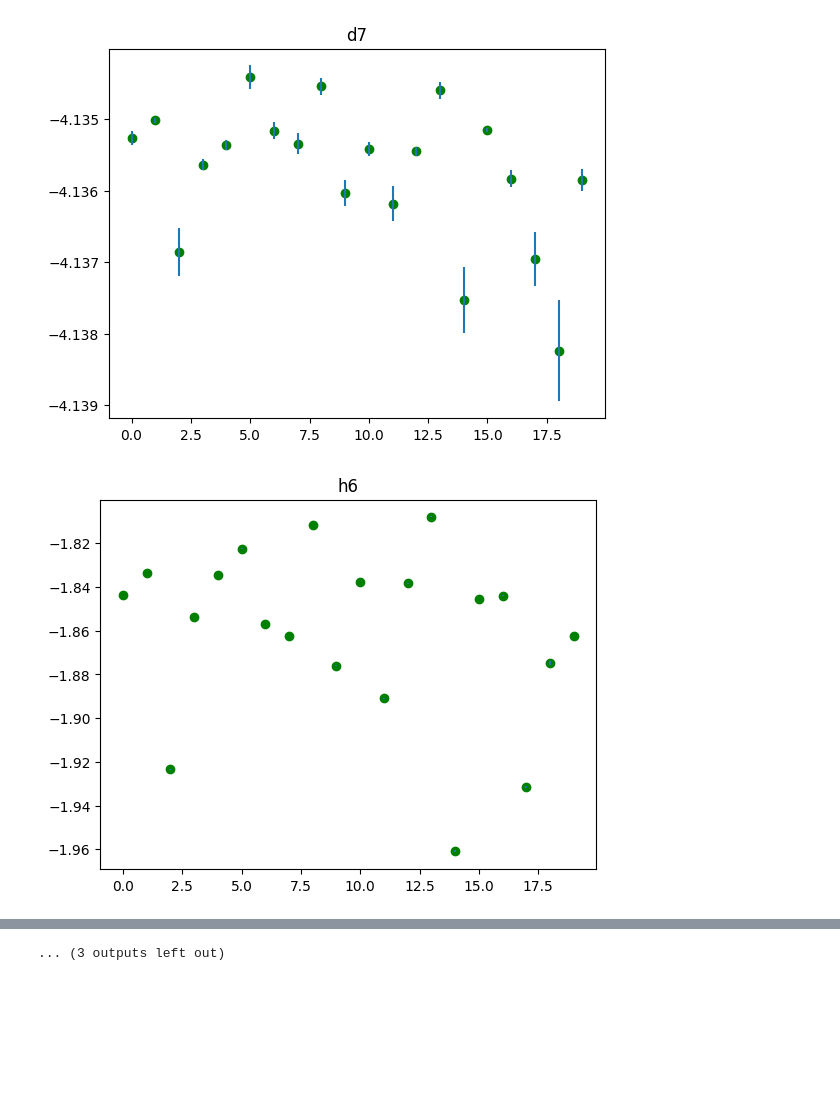
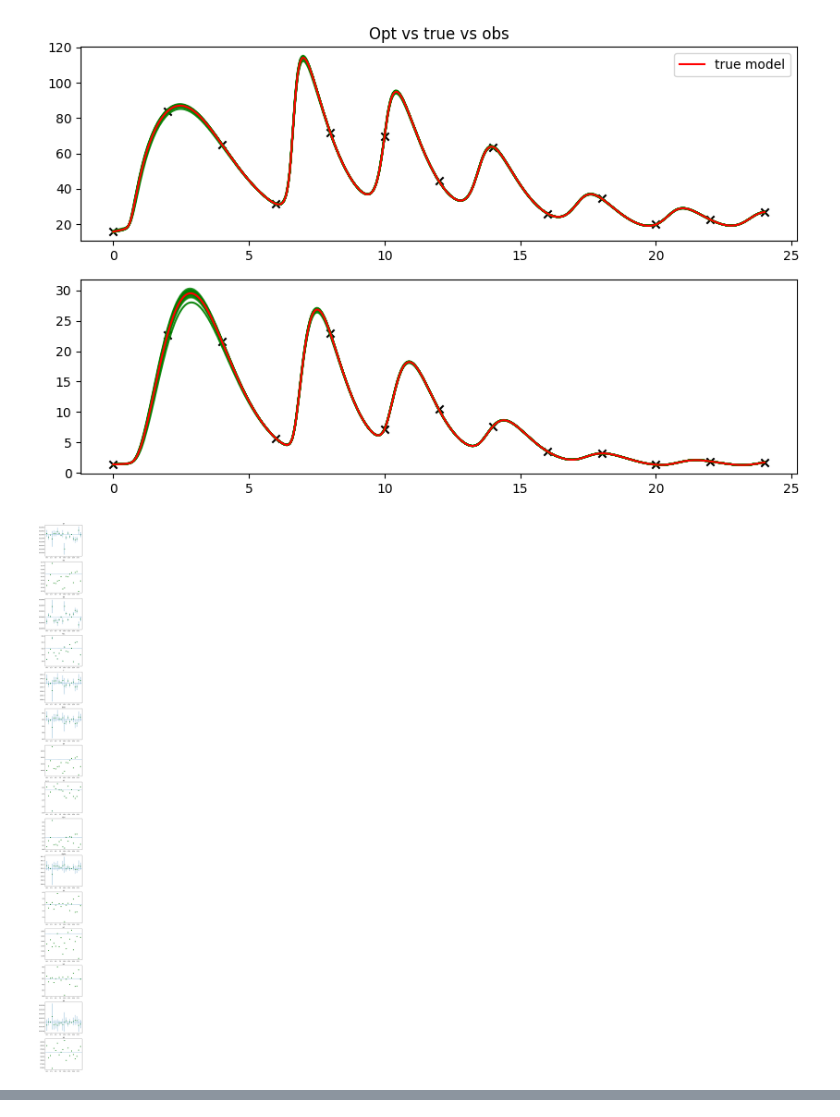
Before and after one commit to aayres22/ITIS_Analysis, a Jupyter notebook: Post_opt_ci.ipynb, the cells around one changed output, grey strips where cells are left out. Cells and saved outputs as stored; diff of their text form; code cells hidden in the pictures; blank space fills up the shorter version.

```diff
--- a/Post_opt_ci.ipynb
+++ b/Post_opt_ci.ipynb
@@ -10,7 +10,7 @@ IC = [ 2.0,          0.,          0.14759607,  0.,         13.75484703,  3.13344
 D = '1'         # '1' for ACTH + Cort,
                 # '2' for ACTH + Cort + TNF-a
                 # '3' for ACTH + Cort + TNF-a + IL10
-dpoints = '1'   # '1' for 25, '2' for 13
+dpoints = '2'   # '1' for 25, '2' for 13
 
 if D == '1':
     output_ids = [6,7]
@@ -28,7 +28,11 @@ t_data = results['t_data']
 y_data = results['y_data']
 param_opt = results['param_opt']
 opt_cost = results['opt_cost']
-
+dt = .05
+tfinal = np.arange(0,24+dt,dt)
+opt_solutions = results['opt_solutions']
+#var = results['var']
+true_sol = results['true_sol']
 ##SENSITIVITY ANALYSIS
 h = 1e-6  #amount to perturb parameters
 n_param = len(param_log)
@@ -102,37 +106,56 @@ Diagonals of C: [0.40056127 0.47961845 0.18585825 0.24353508 0.04412121 0.978087
+# %%
+
+plt.figure(figsize = (10,3*len(output_ids),))
+for i in range(len(output_ids)):
+    a = 1.0
+    if i == 1:
+        plt.title('Opt vs true vs obs')
+        plt.legend()
+    plt.subplot(len(output_ids),1,i+1)
+    plt.scatter(t_data,y_data[:,i],marker='x',color='k')
+    for j in range(20):
+        plt.plot(tfinal,opt_solutions[j,:,i].T, color = 'g', alpha = a)
+        a -= .03
+    plt.plot(tfinal,true_sol[:,output_ids[i]],color='r',label='true model')
+plt.savefig("FIGS\\Multistart_modelsols_nonoise" + D + dpoints + ".png")
+plt.show()
+# %% [output]
+[figure, added]
 # %%
 ##  ADD NOISE
 ##Calculating CIS
 from scipy import stats
 ##Calculate standard errors
 
 
 ##initialize container for bounds
 alpha = 0.05
 t_value = stats.t.ppf(1-alpha, len(t_data) * len(output_ids) - len(p_indices))
 
-
+plt.figure(figsize = (5, 4*len(p_indices)))
 for i in range(len(param_sorted)):
     CI = np.zeros((20,2))
-    plt.figure()
+    plt.subplot(len(p_indices), 1, i+1)
     for j in range(20):
         var_est = (1/(len(t_data) * len(output_ids) - len(p_indices))) * opt_cost[j]
         SE = np.sqrt(var_est * np.diag(C_opt))
 
         CI[j,0] = param_opt[j][i] - t_value * SE[i]
         CI[j,1] = param_opt[j][i] + t_value * SE[i]
-        plt.vlines(x = j, ymin = (CI[j,0]), ymax = (CI[j,1]))
+        plt.vlines(x = j, ymin = np.exp(CI[j,0]), ymax = np.exp(CI[j,1]))
+    #plt.ylim(np.exp(param_log[p_indices[i]] - param_log[p_indices[i]]* .1), np.exp(param_log[p_indices[i]] + param_log[p_indices[i]]* .1))
+    plt.axhline(np.exp(param_log[p_indices[i]]), linestyle = '--')
+    plt.scatter(range(20), np.exp(param_opt[:,i]), marker = 'o', color = 'g')
+    plt.title(param_titles[p_indices[i]])
+plt.tight_layout()
+#plt.savefig('FIGS\\post_opt_CIS_nonoise' + D + dpoints + '.png')
+plt.show()
 
-    # plt.scatter(range(20), CI[:,0], marker = 'o', color = 'r')
-    # plt.scatter(range(20), CI[:,1], marker = 'o', color = 'b')
-    plt.scatter(range(20), (param_opt[:,i]), marker = 'o', color = 'g')
-    plt.title(param_titles[p_indices[i]])
-    plt.show()
         #print(CI[i,0], param_opt[0][i], CI [i,1])
         #print(np.exp(CI[i,0]), np.exp(param_log[p_indices[i]]), np.exp(CI [i,1]))
      #print(np.exp(CI[i,0])/np.exp(param_log[p_indices[i]])-1, 0, np.exp(CI [i,1])/np.exp(param_log[p_indices[i]])-1)
 ##
 
 ##HOW DOES LOG SCALE AFFECT OUTCOME?
 # %% [output]
-[figure, old version]
+[figure, new version]
-[figure, removed]
@@ -149 +161,0 @@ for i in range(len(param_sorted)):
-... (3 outputs left out)
```
Also changed, not shown: parts of 2 cells of this notebook, 26 other files.
